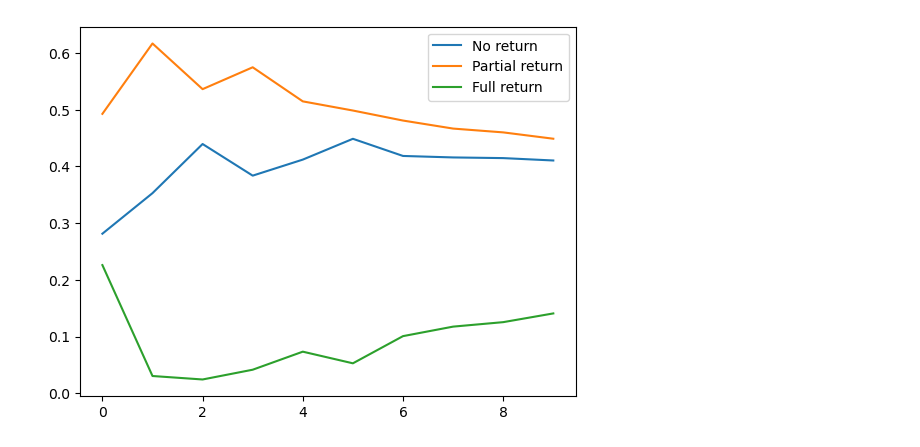
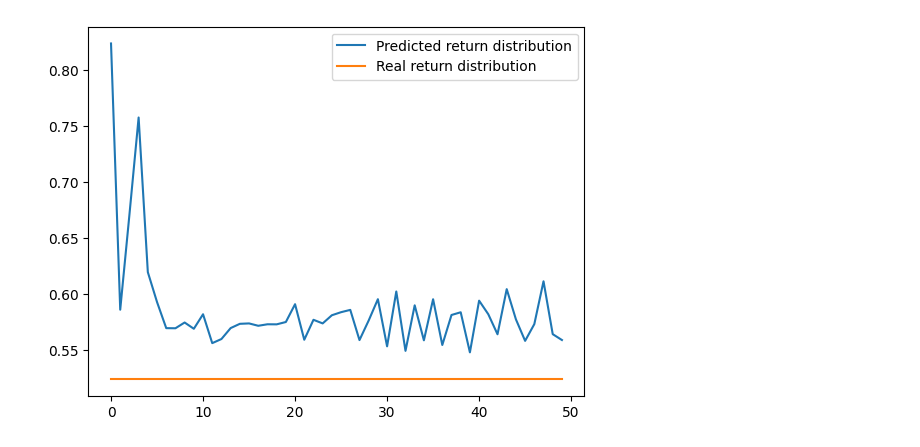
Before and after one commit to drigba/Data_mining_recommendation_system, a Jupyter notebook: gnn_loader_task2.ipynb, the cells around one changed output. Drawn from its saved outputs; the diff is of its cells as text; code cells hidden in the pictures.

```diff
--- a/gnn_loader_task2.ipynb
+++ b/gnn_loader_task2.ipynb
@@ -244,15 +226,14 @@ def init_params(n_model):
     output = n_model(data.x_dict, data.edge_index_dict, data.edge_attr_dict)
     return output
 # %%
-embedding_dim = 8
-model = GAT(hidden_channels =  16,out_channels =embedding_dim)
+from torch.optim.lr_scheduler import ExponentialLR
+embedding_dim = 16
+model = GAT(hidden_channels =  32,out_channels =embedding_dim)
 model = to_hetero(model, data.metadata(), aggr='sum').to(device)
 # model = HAN(in_channels = -1, out_channels = 3, hidden_channels=64, heads=8).to(device)
 embedded_model = MyModel(model, embedding_dim=embedding_dim).to(device)
 optimizer = torch.optim.Adam(embedded_model.parameters(), lr=0.001)
 
-# https://github.com/pyg-team/pytorch_geometric/issues/3604
-# Learn embeddings
 output = init_params(embedded_model)
 # %%
 
@@ -261,11 +242,10 @@ def train(model):
     optimizer.zero_grad()
     output = model(data.x_dict, data.edge_index_dict,data.edge_attr_dict
                  )
-    # edge_attr[:,-3] - train mask
-    mask = data['customer', 'order'].edge_mask[:,-3].bool()
+    mask = data['order', 'product'].edge_mask[:,0].bool()
 
     pred = F.softmax(output[mask], dim=-1)
-    target = data['customer', 'order'].edge_label[mask].squeeze()
+    target = data['order', 'product'].edge_label[mask].squeeze()
     loss = F.cross_entropy(pred, target)
     loss.backward()
     optimizer.step()
@@ -279,16 +259,16 @@ def test(model, test_set):
                  )
     # edge_attr[:,-3] - train mask
     if test_set == "train":
-        mask_index = -3
+        mask_index = 0
     elif test_set == "valid":
-        mask_index = -2
+        mask_index = 1
     elif test_set == "test":
-        mask_index = -1
+        mask_index = 2
     else:
         raise ValueError("Invalid set for testing")
-    mask = data['customer', 'order'].edge_mask[:,mask_index].bool()
+    mask = data['order', 'product'].edge_mask[:,mask_index].bool()
     pred = F.softmax(output[mask], dim=-1)
-    target = data['customer', 'order'].edge_label[mask].squeeze()
+    target = data['order', 'product'].edge_label[mask].squeeze()
     pred = pred.argmax(dim=-1)
     total_correct = pred.eq(target).sum().item()
     total_0 = pred.eq(0).sum().item()
@@ -304,7 +284,7 @@ losses = []
 train_accs = []
 valid_accs = []
 valid_dist = []
-for epoch in range(1, 101):
+for epoch in range(1, 501):
     loss = train(embedded_model)
     losses.append(loss)
 
@@ -367,10 +385,18 @@ plt.show()
 # %%
 import numpy as np
+
+mask_index = 0
+mask = data['order', 'product'].edge_mask[:,mask_index].bool()
+target = data['order', 'product'].edge_label[mask].squeeze().cpu()
 valid_dist = np.array(valid_dist)
-plt.plot(valid_dist[:,0])
 plt.plot(valid_dist[:,1])
-plt.plot(valid_dist[:,2])
-plt.legend(["No return", "Partial return", "Full return"])
+dist = torch.bincount(target)/len(target)
+plt_dist =dist.unsqueeze(1).repeat(1, 50).cpu()
+# plt.plot(plt_dist[0])
+plt.plot(plt_dist[1])
+# plt.plot(valid_dist[:,2])
+plt.legend(["Predicted return distribution", "Real return distribution"])
+plt.savefig("dist.png")
 plt.show()
 # %% [output]
-[figure, old version]
+[figure, new version]
```
Also changed, not shown: parts of 16 cells of this notebook.
